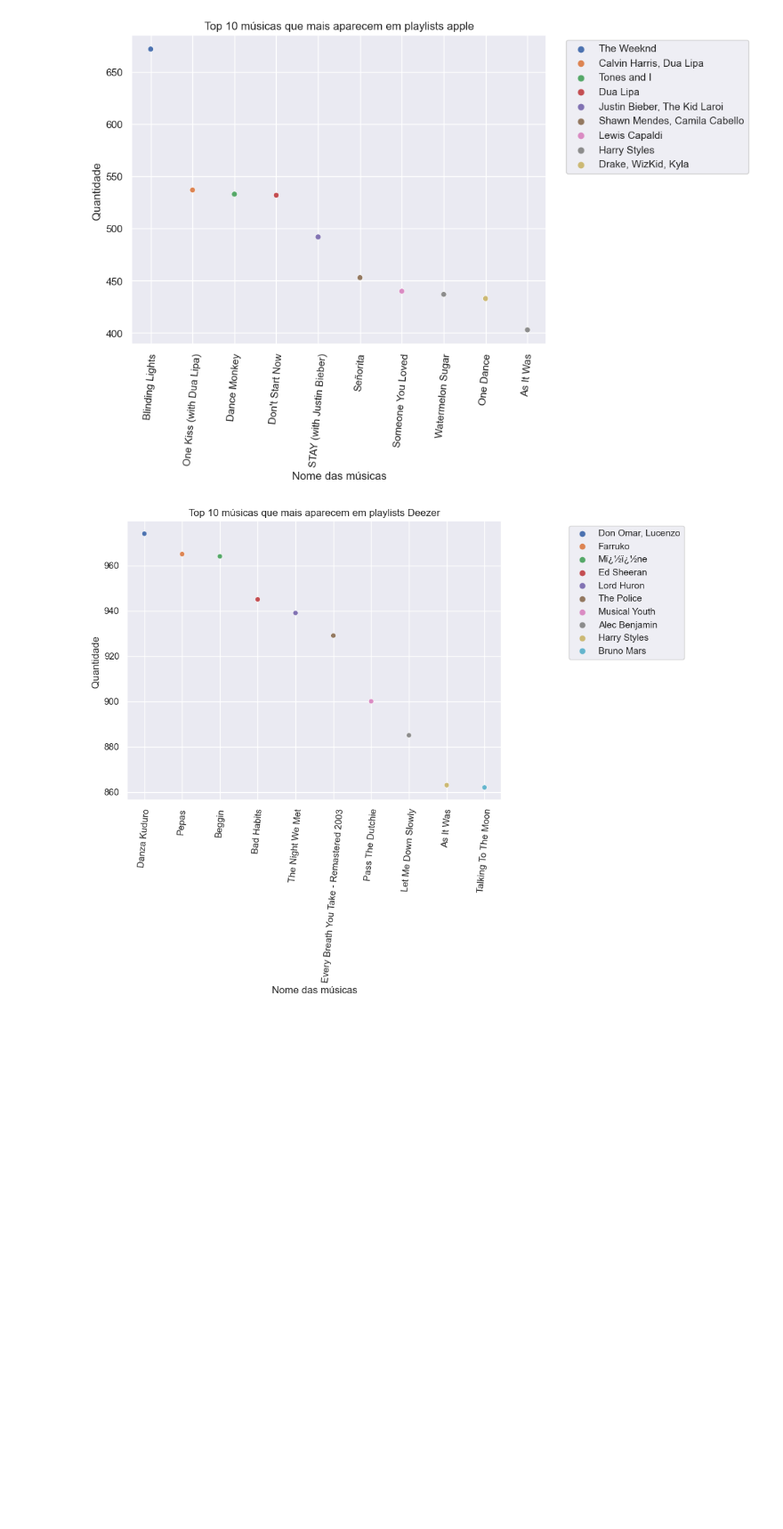
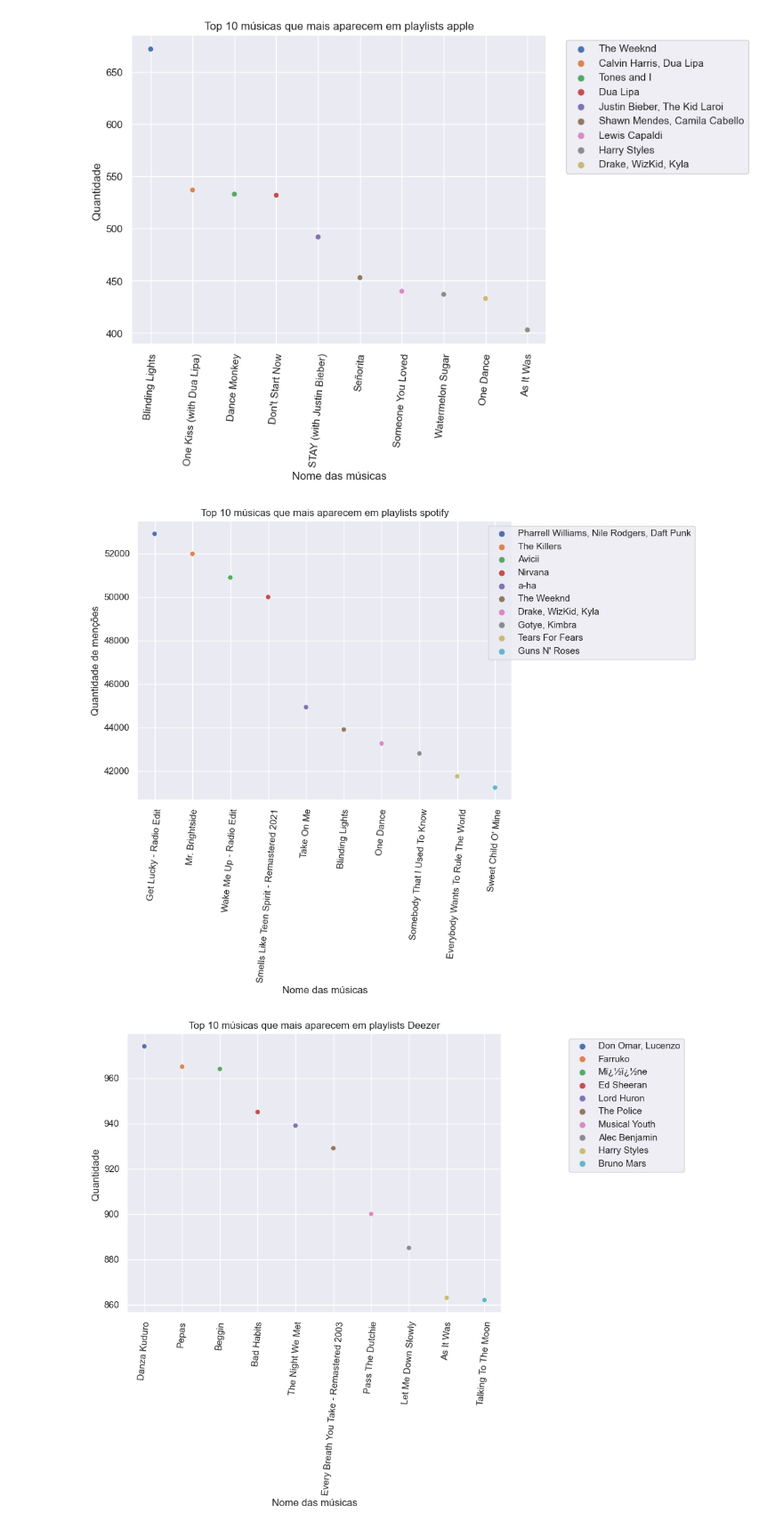
Before and after one commit to ClaraLeticia/Data_Analysis-Spotify_Songs, a Jupyter notebook: Spotify_songs.ipynb, the cells around one changed output. Shown at 89% size. Drawn from its saved outputs; the diff is of its cells as text; code cells hidden in the pictures; blank space fills up the shorter version.

```diff
--- a/Spotify_songs.ipynb
+++ b/Spotify_songs.ipynb
@@ -231,6 +231,23 @@ plt.ylabel("Quantidade ")
 plt.show()
 # %% [output]
 [figure]
+# %%
+#Selecionando apenas as colunas do nome da música e da spotify playlists
+playlist = df[['track_name', 'in_spotify_playlists']]
+top10playlists = playlist.sort_values(by='in_spotify_playlists', ascending=False).head(10)
+artisttrack = []
+for i in range (10):
+    artisttrack.append(df[(top10playlists.track_name.values[i] == df.track_name)].NAME.values[0])
+plt.figure(figsize = ( 8 , 6 ))
+g3 = sns.scatterplot( data=top10playlists, x="track_name", y="in_spotify_playlists", hue = artisttrack )
+g3.legend(bbox_to_anchor= (1.5,1))
+plt.xticks( rotation=85)
+plt.title("Top 10 músicas que mais aparecem em playlists spotify")
+plt.xlabel("Nome das músicas")
+plt.ylabel("Quantidade de menções")
+plt.show()
+# %% [output]
+[figure, added]
 # %%
 playlist = df[['track_name', 'in_deezer_playlists']]
 top10playlists = playlist.sort_values(by='in_deezer_playlists', ascending=False).head(10)
```
Also changed, not shown: parts of 3 cells of this notebook.
